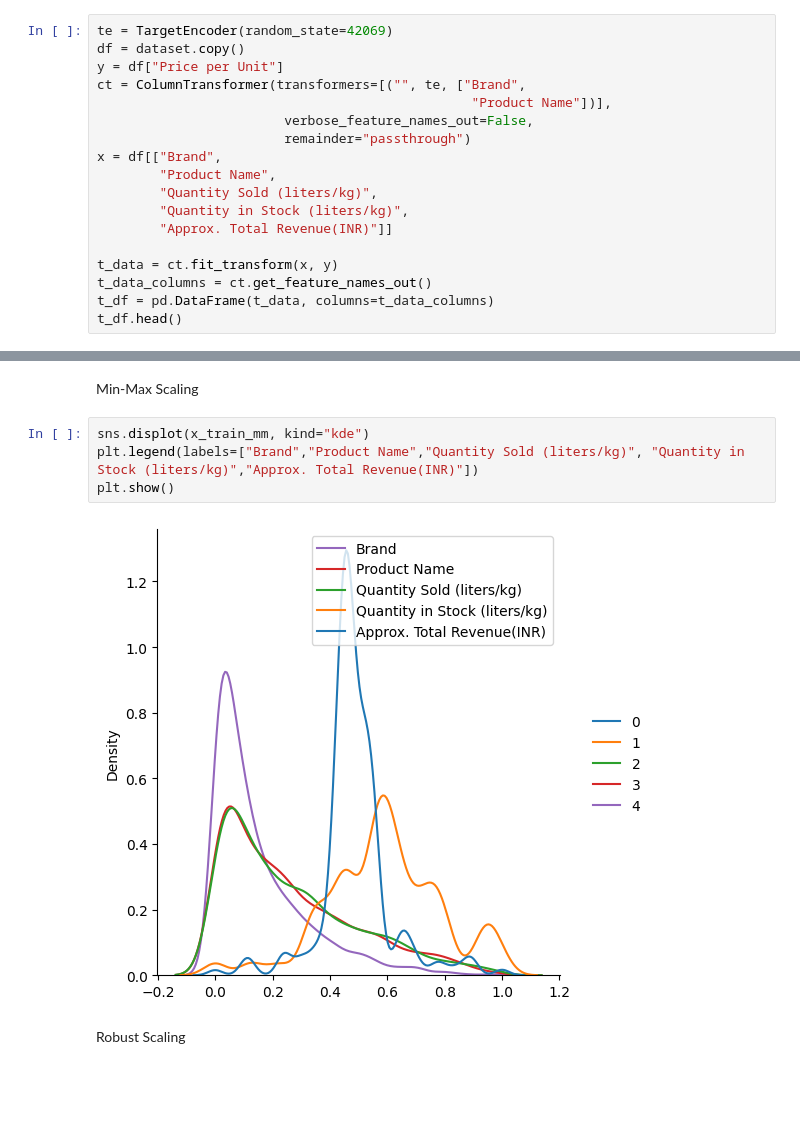
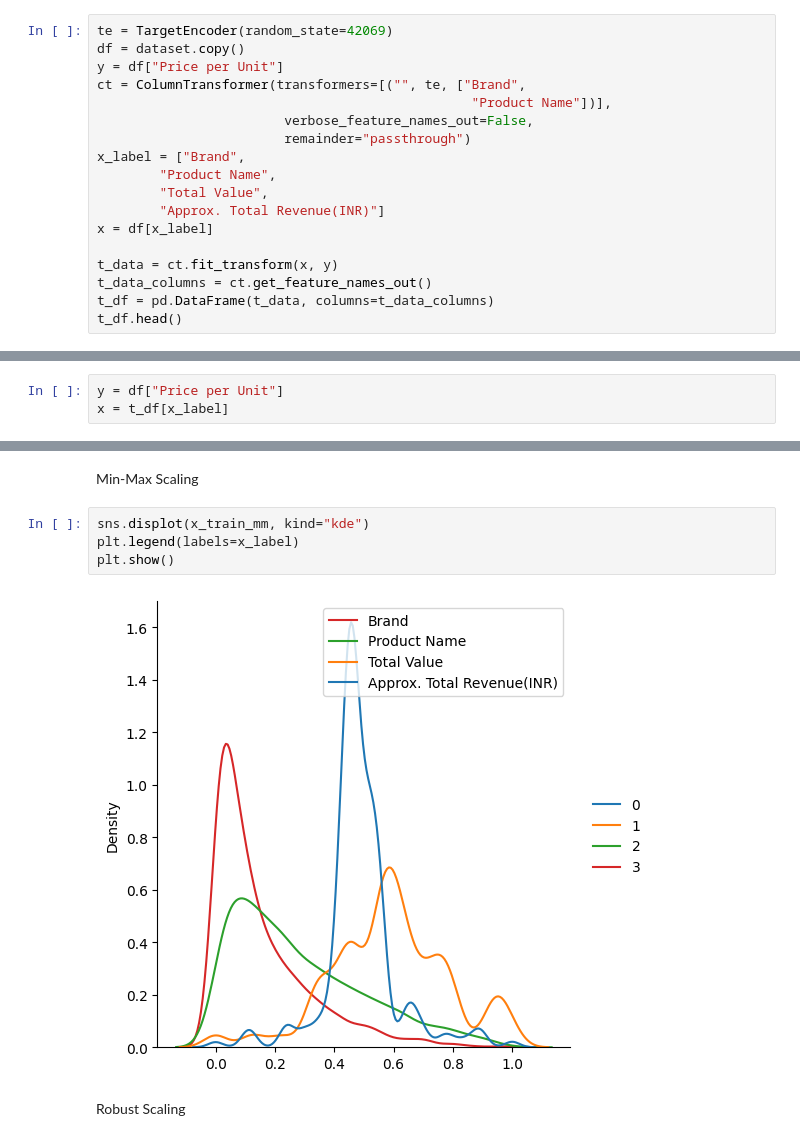
Before and after one commit to Jangsoodlor/da-project, a Jupyter notebook: ipynb.ipynb, the cells around one changed output, grey strips where cells are left out. Saved outputs shown, nothing was run; the diff lists cells and outputs as text; blank space fills up the shorter version.

```diff
--- a/ipynb.ipynb
+++ b/ipynb.ipynb
@@ -260,11 +261,11 @@ ct = ColumnTransformer(transformers=[("", te, ["Brand",
                                                 "Product Name"])],
                         verbose_feature_names_out=False,
                         remainder="passthrough")
-x = df[["Brand",
+x_label = ["Brand",
         "Product Name",
-        "Quantity Sold (liters/kg)",
-        "Quantity in Stock (liters/kg)",
-        "Approx. Total Revenue(INR)"]]
+        "Total Value",
+        "Approx. Total Revenue(INR)"]
+x = df[x_label]
 
 t_data = ct.fit_transform(x, y)
 t_data_columns = ct.get_feature_names_out()
@@ -283,3 +281,6 @@ x = t_df[["Brand", "Product Name", "Quantity Sold (liters/kg)", "Quantity in Sto
+# %%
+y = df["Price per Unit"]
+x = t_df[x_label]
 # %% [markdown]
 ## Split train-test
 # %% [markdown]
@@ -370,10 +371,10 @@ plt.show()
 Min-Max Scaling
 # %%
 sns.displot(x_train_mm, kind="kde")
-plt.legend(labels=["Brand","Product Name","Quantity Sold (liters/kg)", "Quantity in Stock (liters/kg)","Approx. Total Revenue(INR)"])
+plt.legend(labels=x_label)
 plt.show()
 # %% [output]
-[figure, old version]
+[figure, new version]
 # %% [markdown]
 Robust Scaling
 # %%
```
Also changed, not shown: parts of 16 cells of this notebook, 1 other file.
